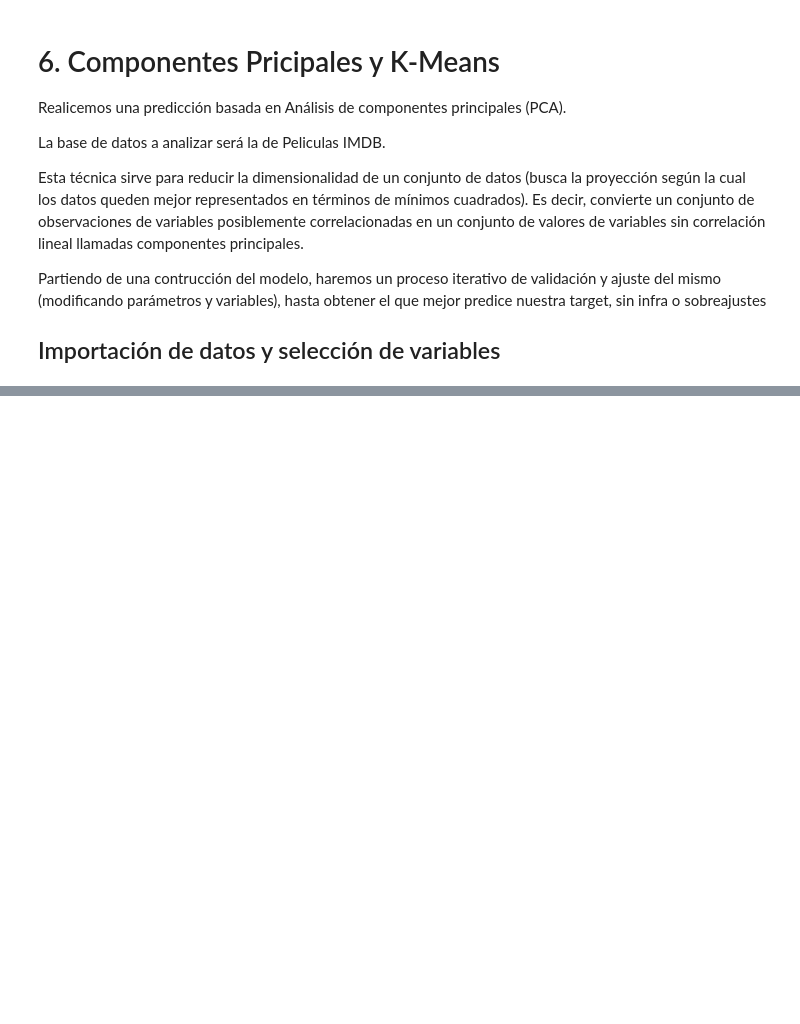
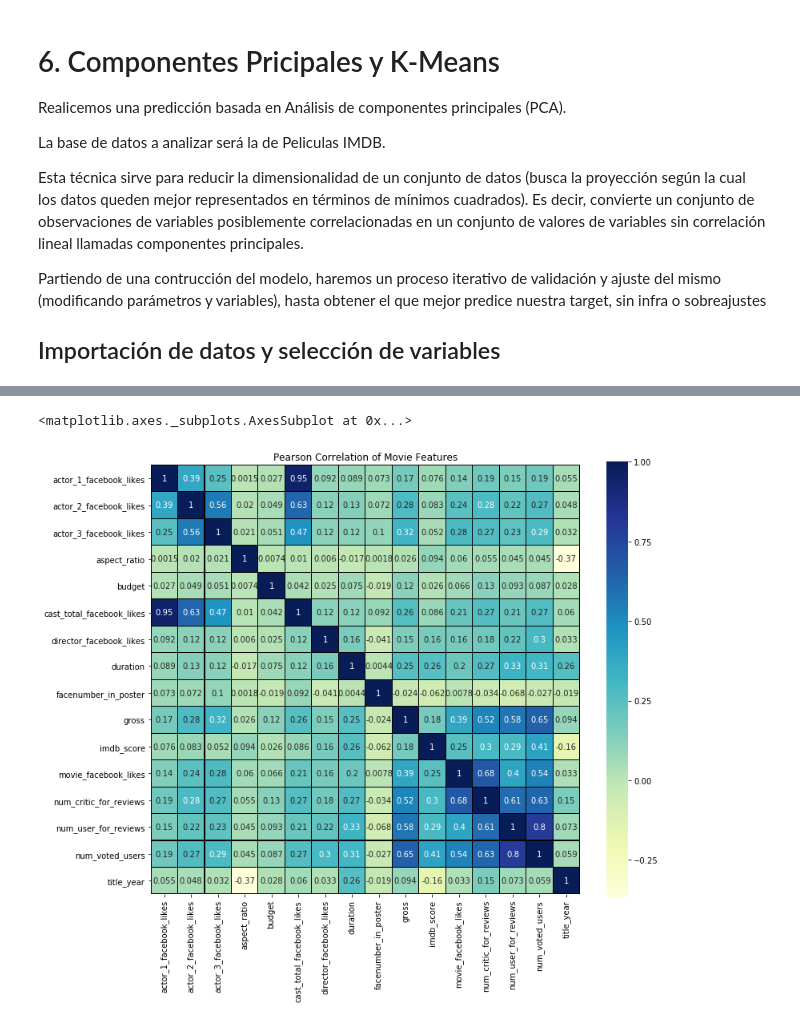
Before and after one commit to mmartglez/python_machine_learning, a Jupyter notebook: 6. Componentes Principales y K-Means.ipynb, the cells around one changed output, grey strips where cells are left out. Cells and saved outputs as stored; diff of their text form; code cells hidden in the pictures; blank space fills up the shorter version.

```diff
--- a/6. Componentes Principales y K-Means.ipynb
+++ b/6. Componentes Principales y K-Means.ipynb
@@ -210,0 +63,11 @@ En efecto, vemos que el error cometido puede ser un poco más grande, pero es pr
+# %%
+# Estandarización de datos
+# Datos categoricos
+str_list = [] # lista con las columnas con strings
+for colname, colvalue in movie.iteritems():
+    if type(colvalue[1]) == str:
+         str_list.append(colname)
+# Datos numéricos
+num_list = movie.columns.difference(str_list)
+movie_num = movie[num_list]
+movie_num.head()
@@ -210,0 +109,11 @@ En efecto, vemos que el error cometido puede ser un poco más grande, pero es pr
+# %%
+# Set up the matplotlib figure
+f, ax = plt.subplots(figsize=(12, 10))
+plt.title('Pearson Correlation of Movie Features')
+# Draw the heatmap using seaborn
+sns.heatmap(movie_num.astype(float).corr(),
+            linewidths=0.25,vmax=1.0, square=True,
+            cmap="YlGnBu", linecolor='black', annot=True)
+# %% [output]
+<matplotlib.axes._subplots.AxesSubplot at 0x...>
+[figure, added]
```
Also changed, not shown: parts of 39 cells of this notebook, 5 other files.
